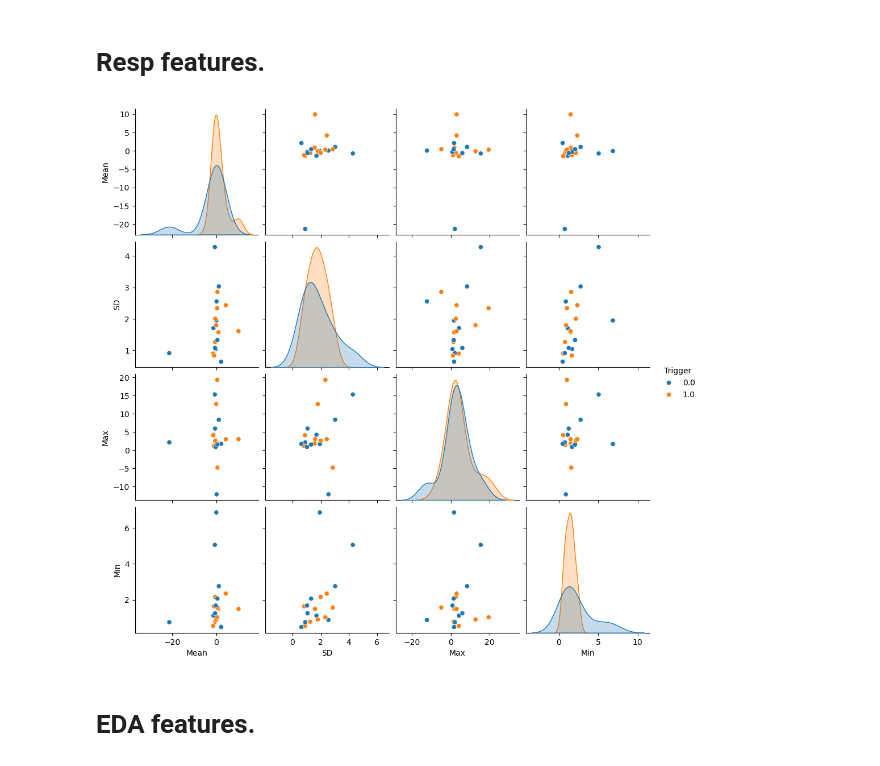
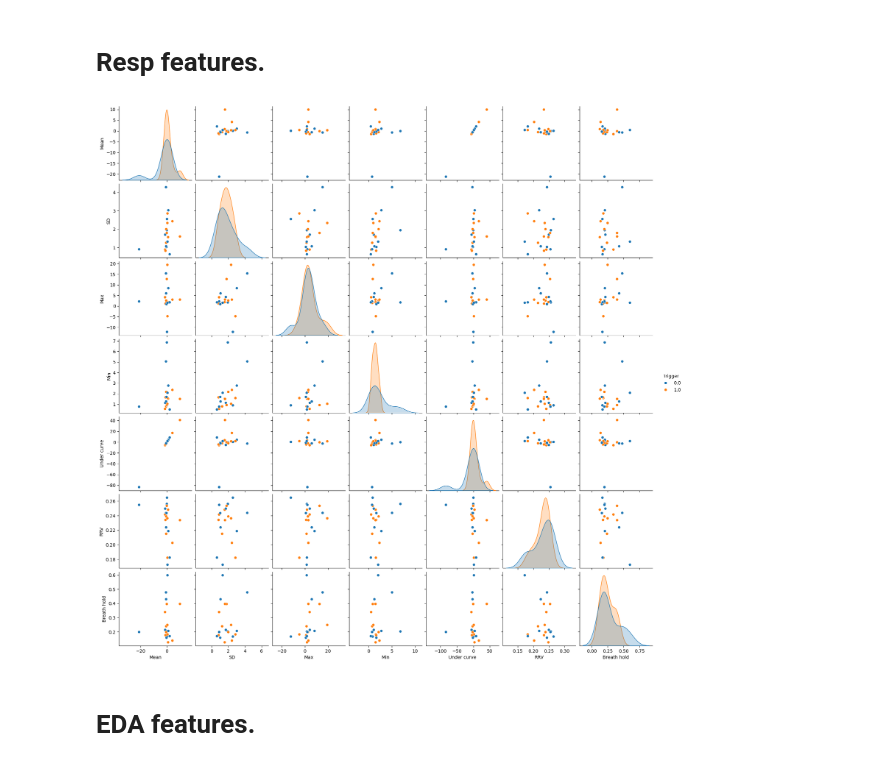
Before and after one commit to BertRiedl/coimbra_best, a Jupyter notebook: scripts/day_2.ipynb, the cells around one changed output. Drawn from its saved outputs; the diff is of its cells as text; code cells hidden in the pictures.

```diff
--- a/scripts/day_2.ipynb
+++ b/scripts/day_2.ipynb
@@ -177,20 +179,40 @@ rMean = []
 rSD = []
 rMax = []
 rMin = []
+rUnderCurve = []
+rResp_rate_variability = []
+rBreath_hold_ratio = []
 
 for ep in epochs:
     rMean.append(ep['Resp'][ePreSize:].mean()/ep['Resp'][:ePreSize].mean())
     rSD.append(ep['Resp'][ePreSize:].std()/ep['Resp'][:ePreSize].std())
     rMax.append(ep['Resp'][ePreSize:].max()/ep['Resp'][:ePreSize].max())
     rMin.append(ep['Resp'][ePreSize:].min()/ep['Resp'][:ePreSize].min())
+    rUnderCurve.append(np.trapz(ep['Resp'][ePreSize:])/np.trapz(ep['Resp'][:ePreSize]))
+
+    #respiratory rate variability
+    peaks, _ = find_peaks(ep['Resp'][ePreSize:], distance=fs//2)
+    if len(peaks) > 1:
+        intervals = np.diff(peaks) / fs  # Intervaly mezi náddechy
+        rrv = np.std(intervals) / np.mean(intervals)  # Koeficient variace
+        rResp_rate_variability.append(rrv)
+    else:
+        rResp_rate_variability.append(0)
+
+    # Breath hold detection
+    post_resp = ep['Resp'][ePreSize:]
+    # Najít oblasti s minimální aktivitou
+    low_activity = np.abs(post_resp) < np.std(post_resp) * 0.3
+    hold_ratio = np.sum(low_activity) / len(post_resp)
+    rBreath_hold_ratio.append(hold_ratio)
 # %%
 # show feature  grouped by trigger_values 0 and 1 using seaborn
-df = pd.DataFrame({'Mean': rMean, 'SD': rSD, 'Max': rMax, 'Min': rMin, 'Trigger': trigger_values})
+df = pd.DataFrame({'Mean': rMean, 'SD': rSD, 'Max': rMax, 'Min': rMin, 'Trigger': trigger_values, 'Under curve': rUnderCurve, 'RRV':rResp_rate_variability, 'Breath hold': rBreath_hold_ratio})
 
 sns.pairplot(df, hue='Trigger')
 plt.show()
 # %% [output]
-[figure, old version]
+[figure, new version]
 # %% [markdown]
 # EDA features.
 # %%
```
Also changed, not shown: parts of 3 cells of this notebook.
